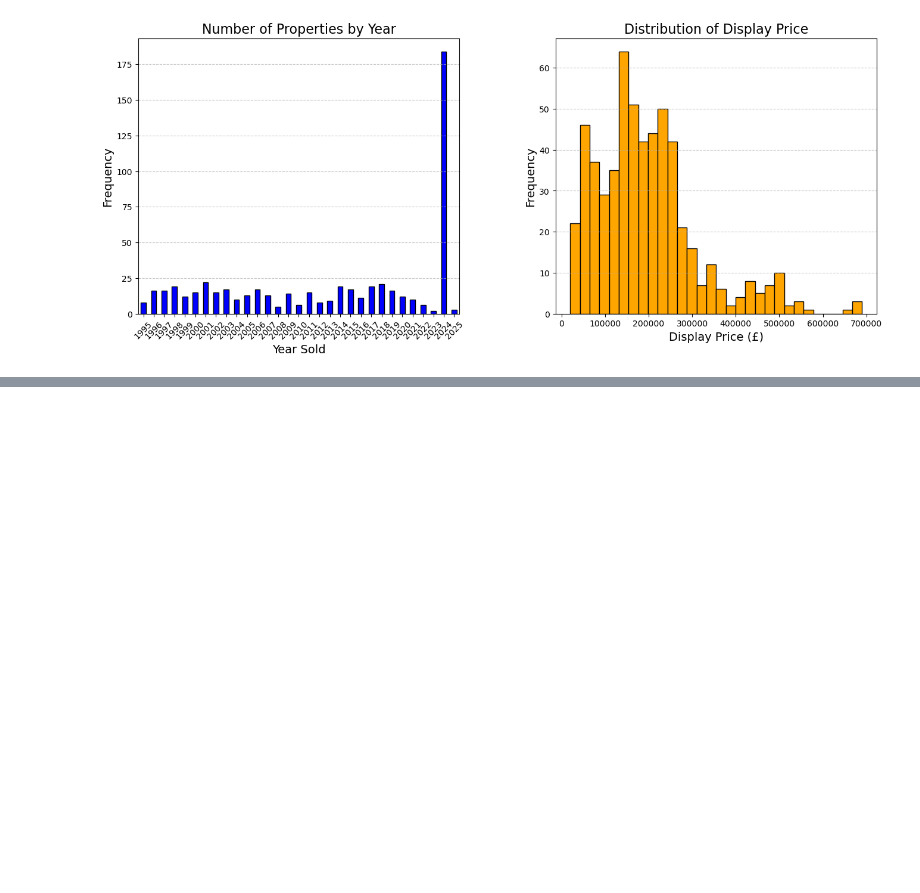
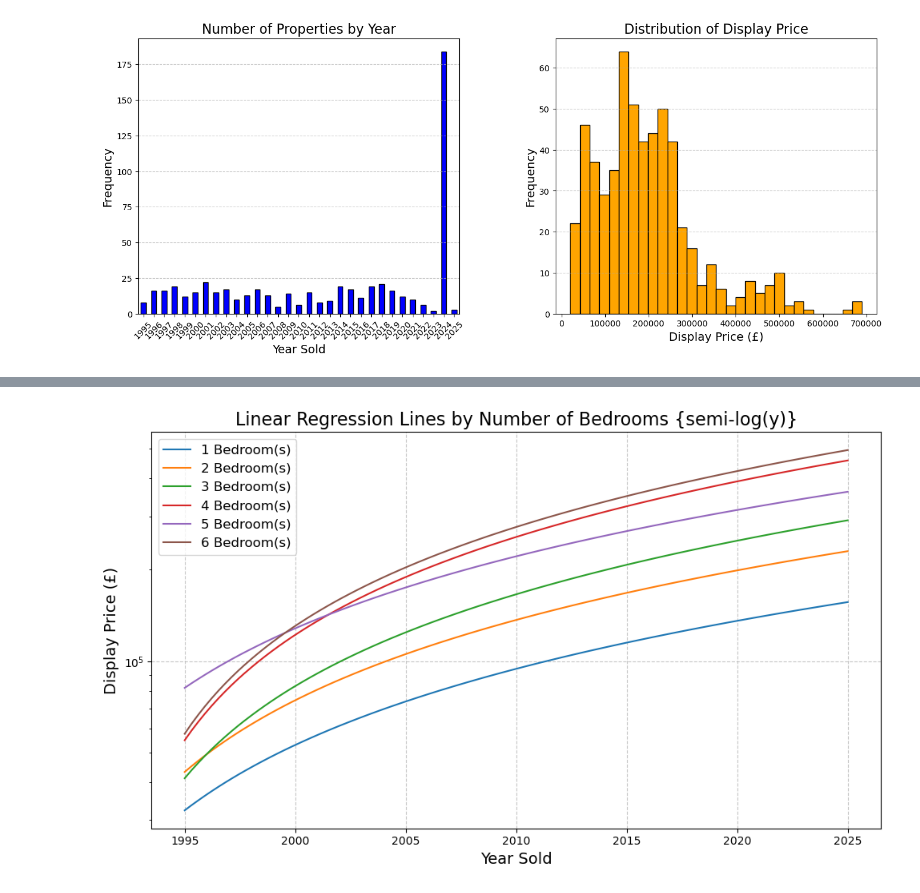
Before and after one commit to RoryThomas16/Cardiff-Housing-Price-Predictor, a Jupyter notebook: Cardiff-Housing_Price_Predictor.ipynb, the cells around one changed output, grey strips where cells are left out. Saved outputs shown, nothing was run; the diff lists cells and outputs as text; code cells hidden in the pictures; blank space fills up the shorter version.

```diff
--- a/Cardiff-Housing_Price_Predictor.ipynb
+++ b/Cardiff-Housing_Price_Predictor.ipynb
@@ -134,0 +205,21 @@ plt.show()
+# %%
+fig, ax = plt.subplots(figsize=(10, 6))
+x_range = np.linspace(df['year_sold'].min(), df['year_sold'].max(), 100)
+
+# Loop through each bedroom and plot its regression line
+for bedrooms in lin_reg.keys():
+    m = lin_reg[bedrooms]['m']  # Slope
+    c = lin_reg[bedrooms]['c']  # Intercept
+    y_range = m * x_range + c  # Calculate y values for the regression line
+    ax.semilogy(x_range, y_range, label=f"{int(bedrooms)} Bedroom(s)")  # Plot the line
+
+ax.set_title('Linear Regression Lines by Number of Bedrooms {semi-log(y)}', fontsize=16)
+ax.set_xlabel('Year Sold', fontsize=14)
+ax.set_ylabel('Display Price (£)', fontsize=14)
+ax.legend(loc='best', fontsize=12)
+ax.grid(linestyle='--', alpha=0.7)
+
+plt.tight_layout()
+plt.show()
+# %% [output]
+[figure, added]
```
Also changed, not shown: parts of 3 cells of this notebook, 1 other file.
